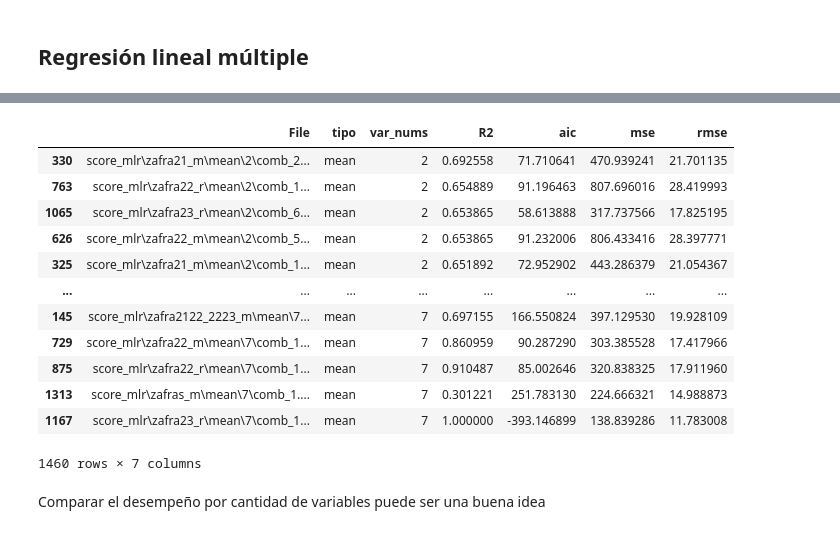
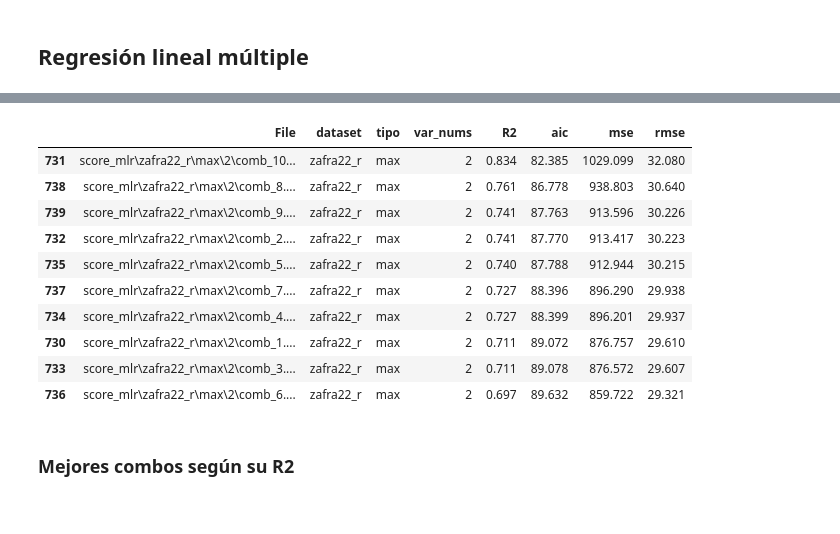
Before and after one commit to VivaldoGP/Tesis, a Jupyter notebook: results/yield_data/yield_forecast.ipynb, the cells around one changed output, grey strips where cells are left out. Saved outputs shown, nothing was run; the diff lists cells and outputs as text; code cells hidden in the pictures.

```diff
--- a/results/yield_data/yield_forecast.ipynb
+++ b/results/yield_data/yield_forecast.ipynb
@@ -10,6 +10,10 @@ import seaborn as sns
 from pathlib import Path
 import json
 import math
+# %%
+pd.set_option('display.max_rows', None)  # Muestra todas las filas
+pd.set_option('display.max_columns', None)  # Muestra todas las columnas
+pd.set_option('display.expand_frame_repr', False)  # Evita que pandas colapse el DataFrame en una única línea.
 # %%
 #df = pd.read_csv(r'score/zafras_modelado.csv')
 df21_r = pd.read_csv(r'score/zafra21_r.csv')
@@ -98,7 +104,7 @@ plt.show()
 # %%
 root = Path(r'score_mlr/')
 # %%
-r2_files = []
+files = []
 
 for i in root.iterdir():
     for j in i.iterdir():
@@ -106,13 +112,10 @@ for i in root.iterdir():
             for a in k.iterdir():
                 with open(a, 'r') as f:
                     content = json.load(f)
-                    if 'rsquared' in content:
-                        r2 = content['rsquared']
-                        aic = content['aic']
-                        mse = content['mse_model']
-                        rmse = content['rmse_model']
-                        if isinstance(r2, float) and math.isnan(r2):
-                            continue
-                        r2_files.append((a, j.stem, k.stem, r2, aic, mse, rmse))
+                    r2 = content['rsquared']
+                    aic = content['aic']
+                    mse = content['mse_model']
+                    rmse = content['rmse_model']
+                    files.append((a, i.stem, j.stem, k.stem, r2, aic, mse, rmse))
 # %%
-df_r2 = pd.DataFrame(r2_files, columns=['File', 'tipo', 'var_nums', 'R2', 'aic', 'mse', 'rmse'])
+df_mlr = pd.DataFrame(files, columns=['File', 'dataset', 'tipo', 'var_nums', 'R2', 'aic', 'mse', 'rmse'])
@@ -121,18 +122,18 @@ df_r2= df_r2.sort_values(by='var_nums', ascending=True)
+# %%
+df_mlr[(df_mlr['dataset']=='zafra22_r') & (df_mlr['tipo']=='max') & (df_mlr['var_nums']=='2')].sort_values(by='R2', ascending=False).round(decimals=3)
+# %% [output]
+|  | File | dataset | tipo | var_nums | R2 | aic | mse | rmse |
+| 731 | score_mlr\zafra22_r\max\2\comb_10... | zafra22_r | max | 2 | 0.834 | 82.385 | 1029.099 | 32.080 |
+| 738 | score_mlr\zafra22_r\max\2\comb_8.... | zafra22_r | max | 2 | 0.761 | 86.778 | 938.803 | 30.640 |
+| 739 | score_mlr\zafra22_r\max\2\comb_9.... | zafra22_r | max | 2 | 0.741 | 87.763 | 913.596 | 30.226 |
+| 732 | score_mlr\zafra22_r\max\2\comb_2.... | zafra22_r | max | 2 | 0.741 | 87.770 | 913.417 | 30.223 |
+| 735 | score_mlr\zafra22_r\max\2\comb_5.... | zafra22_r | max | 2 | 0.740 | 87.788 | 912.944 | 30.215 |
+| 737 | score_mlr\zafra22_r\max\2\comb_7.... | zafra22_r | max | 2 | 0.727 | 88.396 | 896.290 | 29.938 |
+| 734 | score_mlr\zafra22_r\max\2\comb_4.... | zafra22_r | max | 2 | 0.727 | 88.399 | 896.201 | 29.937 |
+| 730 | score_mlr\zafra22_r\max\2\comb_1.... | zafra22_r | max | 2 | 0.711 | 89.072 | 876.757 | 29.610 |
+| 733 | score_mlr\zafra22_r\max\2\comb_3.... | zafra22_r | max | 2 | 0.711 | 89.078 | 876.572 | 29.607 |
+| 736 | score_mlr\zafra22_r\max\2\comb_6.... | zafra22_r | max | 2 | 0.697 | 89.632 | 859.722 | 29.321 |
+# %% [markdown]
+### Mejores combos según su R2
 # %%
-df_r2
+datasets, tipos, var_nums = df_mlr['dataset'].unique(), df_mlr['tipo'].unique(), df_mlr['var_nums'].unique()
-# %% [output]
-|  | File | tipo | var_nums | R2 | aic | mse | rmse |
-| 330 | score_mlr\zafra21_m\mean\2\comb_2... | mean | 2 | 0.692558 | 71.710641 | 470.939241 | 21.701135 |
-| 763 | score_mlr\zafra22_r\mean\2\comb_1... | mean | 2 | 0.654889 | 91.196463 | 807.696016 | 28.419993 |
-| 1065 | score_mlr\zafra23_r\mean\2\comb_6... | mean | 2 | 0.653865 | 58.613888 | 317.737566 | 17.825195 |
-| 626 | score_mlr\zafra22_m\mean\2\comb_5... | mean | 2 | 0.653865 | 91.232006 | 806.433416 | 28.397771 |
-| 325 | score_mlr\zafra21_m\mean\2\comb_1... | mean | 2 | 0.651892 | 72.952902 | 443.286379 | 21.054367 |
-| ... | ... | ... | ... | ... | ... | ... | ... |
-| 145 | score_mlr\zafra2122_2223_m\mean\7... | mean | 7 | 0.697155 | 166.550824 | 397.129530 | 19.928109 |
-| 729 | score_mlr\zafra22_m\mean\7\comb_1... | mean | 7 | 0.860959 | 90.287290 | 303.385528 | 17.417966 |
-| 875 | score_mlr\zafra22_r\mean\7\comb_1... | mean | 7 | 0.910487 | 85.002646 | 320.838325 | 17.911960 |
-| 1313 | score_mlr\zafras_m\mean\7\comb_1.... | mean | 7 | 0.301221 | 251.783130 | 224.666321 | 14.988873 |
-| 1167 | score_mlr\zafra23_r\mean\7\comb_1... | mean | 7 | 1.000000 | -393.146899 | 138.839286 | 11.783008 |
-1460 rows × 7 columns
-# %% [markdown]
-Comparar el desempeño por cantidad de variables puede ser una buena idea
```
Also changed, not shown: parts of 23 cells of this notebook, 3 other files.
